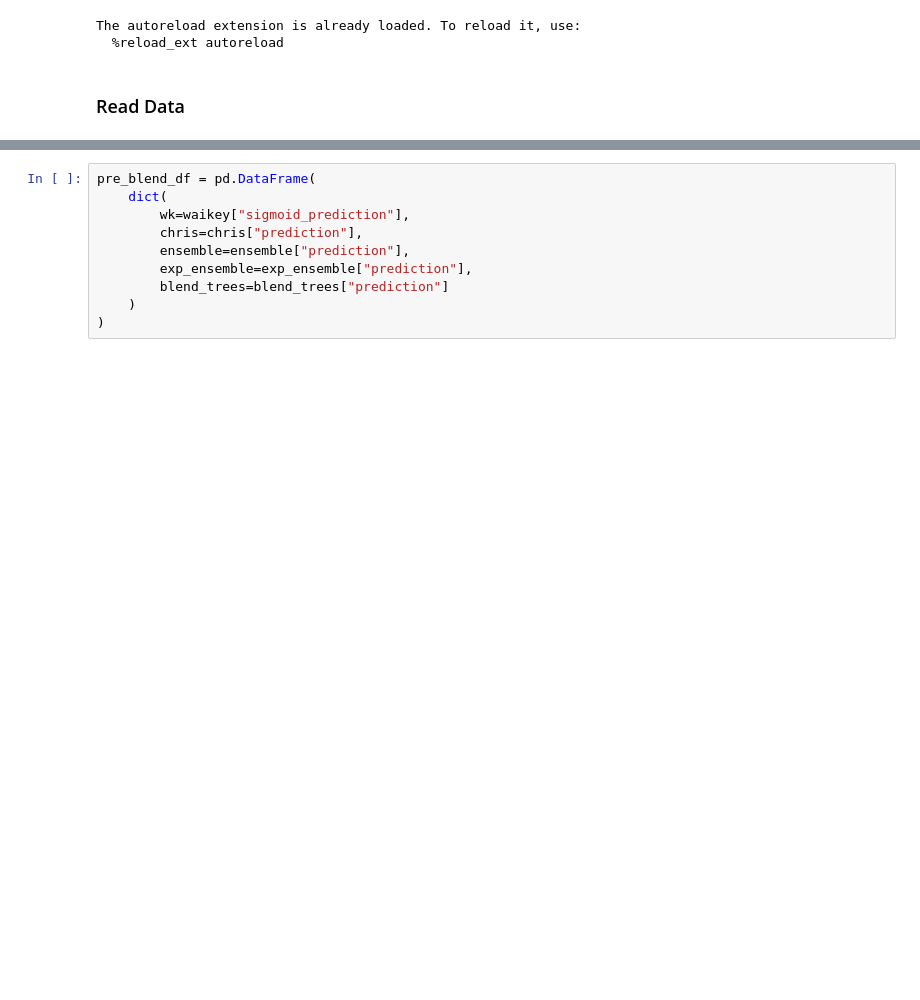
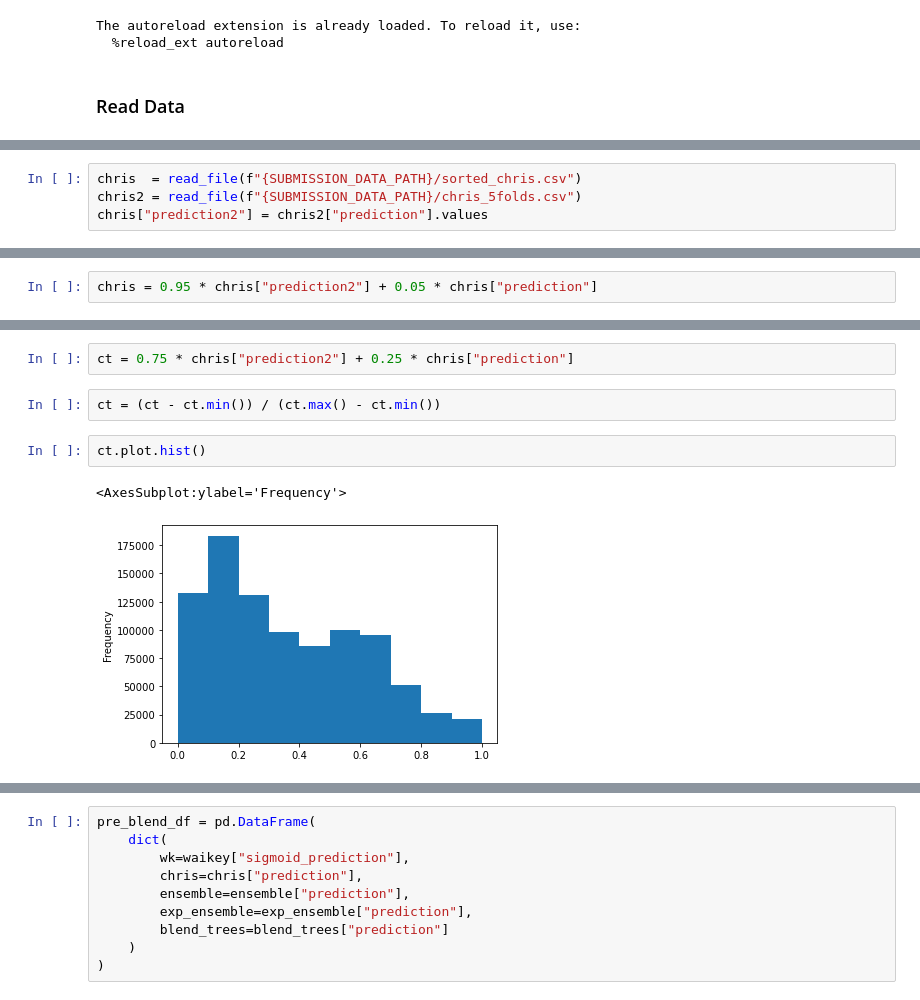
Before and after one commit to waikey-lee/kaggle-amex, a Jupyter notebook: notebooks/7b.ensemble_submission.ipynb, the cells around one changed output, grey strips where cells are left out. Cells and saved outputs as stored; diff of their text form; blank space fills up the shorter version.

```diff
--- a/notebooks/7b.ensemble_submission.ipynb
+++ b/notebooks/7b.ensemble_submission.ipynb
@@ -41,0 +82,4 @@ Shape of data: (924621, 2)
+# %%
+chris  = read_file(f"{SUBMISSION_DATA_PATH}/sorted_chris.csv")
+chris2 = read_file(f"{SUBMISSION_DATA_PATH}/chris_5folds.csv")
+chris["prediction2"] = chris2["prediction"].values
@@ -41,0 +89,2 @@ Shape of data: (924621, 2)
+# %%
+chris = 0.95 * chris["prediction2"] + 0.05 * chris["prediction"]
@@ -41,0 +274,9 @@ Shape of data: (924621, 2)
+# %%
+ct = 0.75 * chris["prediction2"] + 0.25 * chris["prediction"]
+# %%
+ct = (ct - ct.min()) / (ct.max() - ct.min())
+# %%
+ct.plot.hist()
+# %% [output]
+<AxesSubplot:ylabel='Frequency'>
+[figure, added]
```
Also changed, not shown: parts of 58 cells of this notebook, 5 other files.
